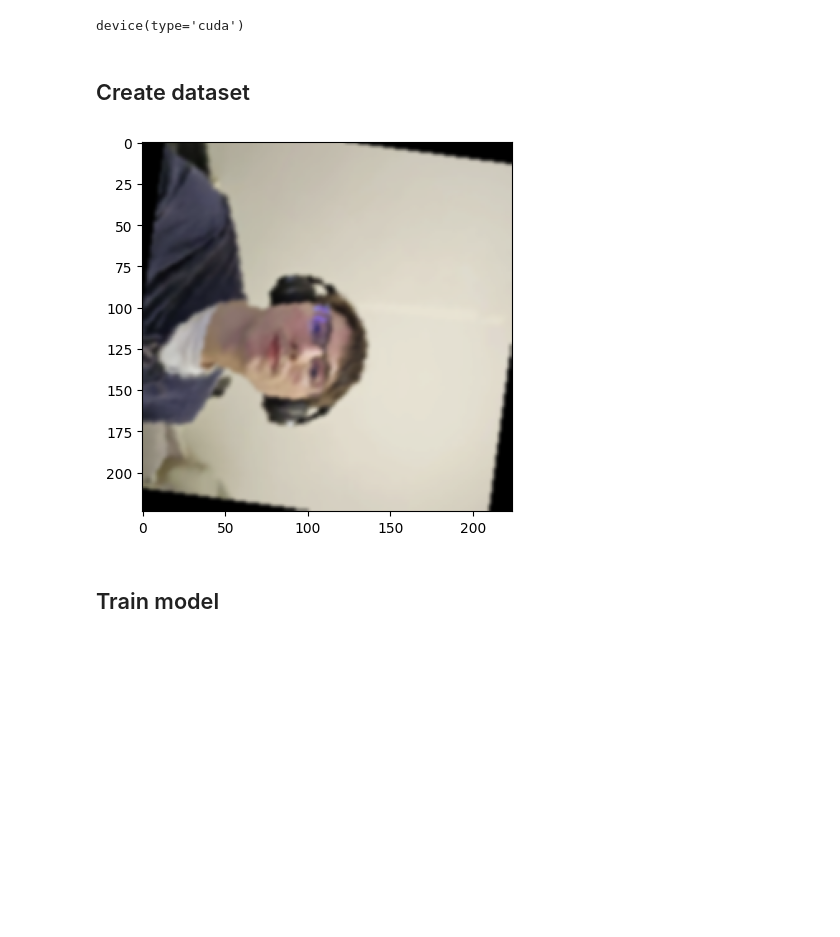
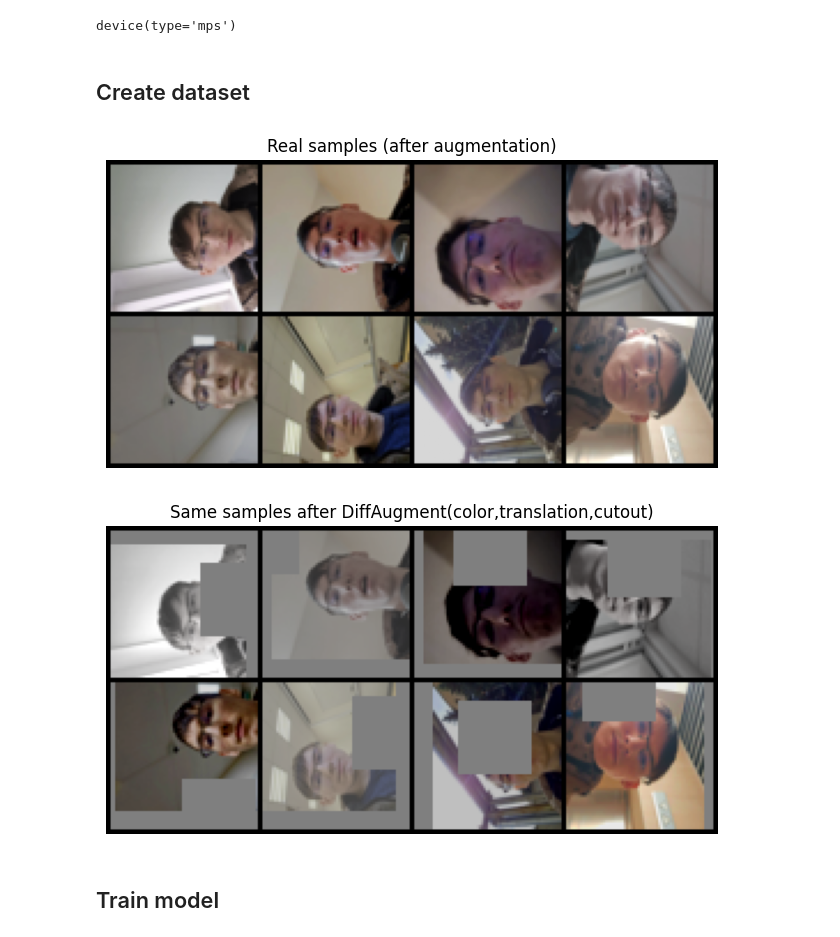
Before and after one commit to AndreDon0/25AIMEPhI, a Jupyter notebook: Homework_19_gan/main.ipynb, the cells around one changed output. Saved outputs shown, nothing was run; the diff lists cells and outputs as text; code cells hidden in the pictures; blank space fills up the shorter version.

```diff
--- a/Homework_19_gan/main.ipynb
+++ b/Homework_19_gan/main.ipynb
@@ -1,19 +1,25 @@
 # %%
 import numpy as np
-import pandas as pd
 import matplotlib.pyplot as plt
 import torch
 import torch.nn as nn
-from tqdm.auto import tqdm
+from torchvision.utils import make_grid
 
 device = torch.accelerator.current_accelerator() if torch.accelerator.is_available() else "cpu"
-epochs = 100
-learning_rate = 1e-3
-batch_size = 16
+
+epochs = 1000
+lr = 2e-4
+latent_dim = 100
+b1, b2 = 0.5, 0.999
+batch_size = 32
+
+data_path = "data"
+img_size = 64
+img_shape = (3, img_size, img_size)
 
 device
 # %% [output]
-device(type='cuda')
+device(type='mps')
 # %% [markdown]
 ## Create dataset
 # %%
@@ -68,11 +31,27 @@ loader = DataLoader(dataset, batch_size=batch_size, shuffle=True)
 # %%
-img = dataset[0].permute(1, 2, 0).numpy()
-mean = np.array([0.485, 0.456, 0.406])
-std = np.array([0.229, 0.224, 0.225])
-img = np.clip(img * std + mean, 0, 1)
-plt.imshow(img)
-plt.show()
+def denormalize(images: torch.Tensor) -> torch.Tensor:
+    """Map a tensor produced by Normalize(0.5, 0.5) / Tanh back to [0, 1]."""
+    return (images.detach().cpu() + 1) / 2
+
+
+def show_grid(images: torch.Tensor, nrow: int = 4, title: str | None = None):
+    grid = make_grid(denormalize(images), nrow=nrow, padding=2).clamp(0, 1)
+    plt.figure(figsize=(nrow * 2, (images.size(0) // nrow) * 2))
+    plt.imshow(grid.permute(1, 2, 0).numpy())
+    plt.axis("off")
+    if title is not None:
+        plt.title(title)
+    plt.show()
+
+
+batch = next(iter(loader))
+show_grid(batch[:8], nrow=4, title="Real samples (after augmentation)")
+
+from diff_augment import diff_augment
+augmented = diff_augment(batch[:8].to(device), "color,translation,cutout")
+show_grid(augmented, nrow=4, title="Same samples after DiffAugment(color,translation,cutout)")
 # %% [output]
-[figure, old version]
+[figure, new version]
+[figure, added]
 # %% [markdown]
 ## Train model
```
Also changed, not shown: parts of 9 cells of this notebook, 6 other files.
